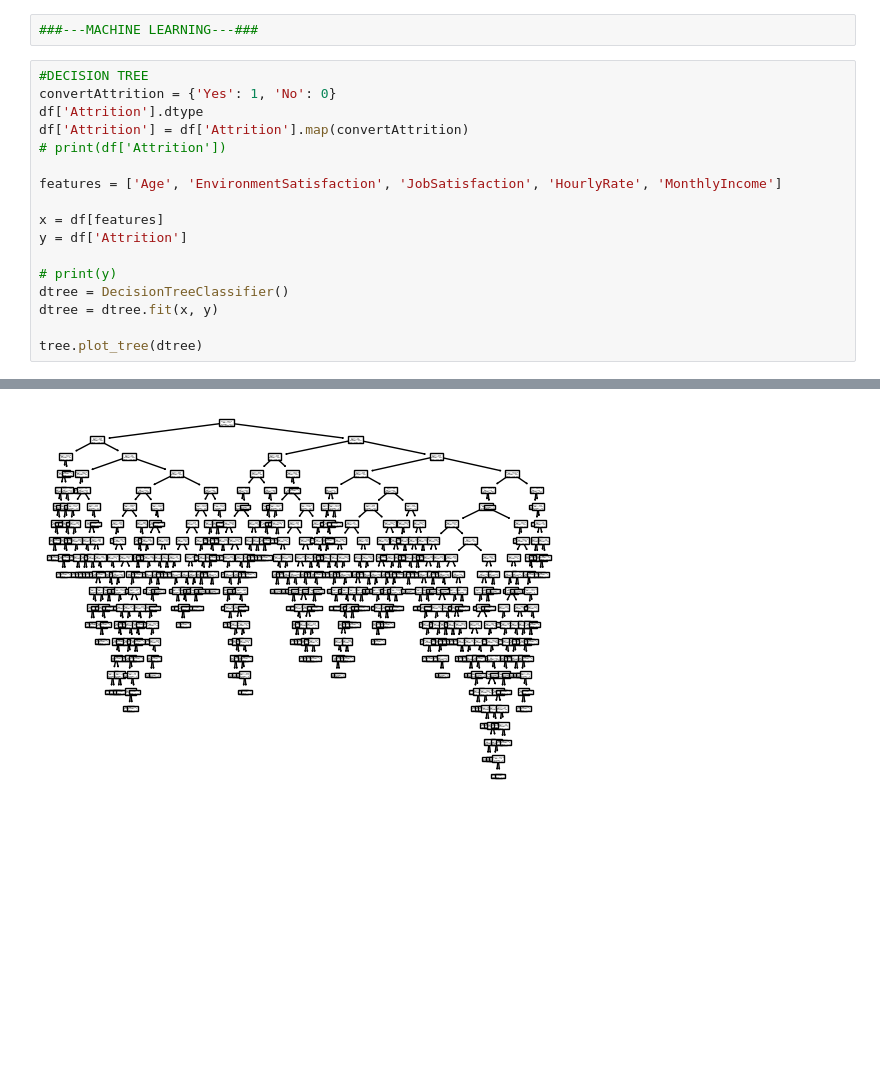
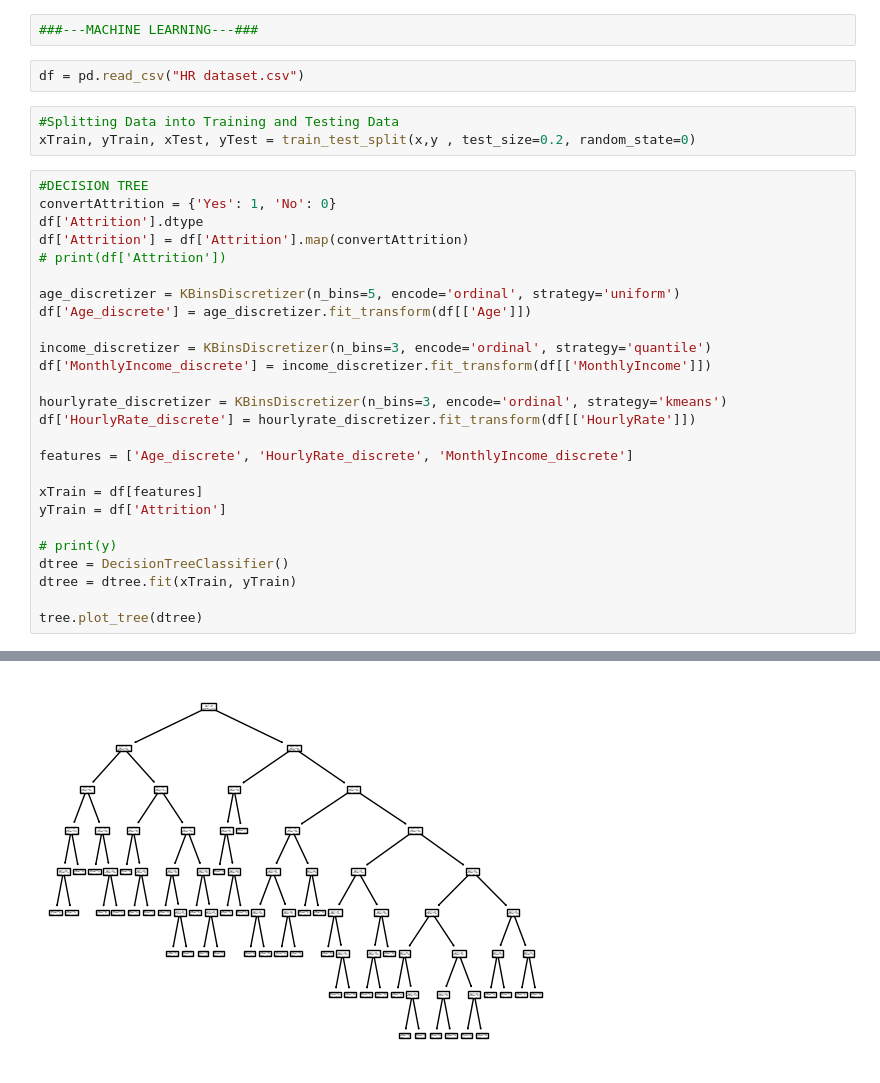
Before and after one commit to ddatnguyen97/HR-Analysis, a Jupyter notebook: IBM HR Analysis Practice.ipynb, the cells around one changed output, grey strips where cells are left out. Cells and saved outputs as stored; diff of their text form; blank space fills up the shorter version.

```diff
--- a/IBM HR Analysis Practice.ipynb
+++ b/IBM HR Analysis Practice.ipynb
@@ -267,6 +302,11 @@ print(selectedColumns)
 1365            1928   29           1091                   Sales
 # %%
 ###---MACHINE LEARNING---###
+# %%
+df = pd.read_csv("HR dataset.csv")
+# %%
+#Splitting Data into Training and Testing Data
+xTrain, yTrain, xTest, yTest = train_test_split(x,y , test_size=0.2, random_state=0)
 # %%
 #DECISION TREE
 convertAttrition = {'Yes': 1, 'No': 0}
@@ -274,14 +314,23 @@ df['Attrition'].dtype
 df['Attrition'] = df['Attrition'].map(convertAttrition)
 # print(df['Attrition'])
 
-features = ['Age', 'EnvironmentSatisfaction', 'JobSatisfaction', 'HourlyRate', 'MonthlyIncome']
+age_discretizer = KBinsDiscretizer(n_bins=5, encode='ordinal', strategy='uniform')
+df['Age_discrete'] = age_discretizer.fit_transform(df[['Age']])
 
-x = df[features]
-y = df['Attrition']
+income_discretizer = KBinsDiscretizer(n_bins=3, encode='ordinal', strategy='quantile')
+df['MonthlyIncome_discrete'] = income_discretizer.fit_transform(df[['MonthlyIncome']])
+
+hourlyrate_discretizer = KBinsDiscretizer(n_bins=3, encode='ordinal', strategy='kmeans')
+df['HourlyRate_discrete'] = hourlyrate_discretizer.fit_transform(df[['HourlyRate']])
+
+features = ['Age_discrete', 'HourlyRate_discrete', 'MonthlyIncome_discrete']
+
+xTrain = df[features]
+yTrain = df['Attrition']
 
 # print(y)
 dtree = DecisionTreeClassifier()
-dtree = dtree.fit(x, y)
+dtree = dtree.fit(xTrain, yTrain)
 
 tree.plot_tree(dtree)
 # %% [output]
@@ -305 +354 @@ tree.plot_tree(dtree)
-[figure, old version]
+[figure, new version]
```
Also changed, not shown: parts of 5 cells of this notebook.
